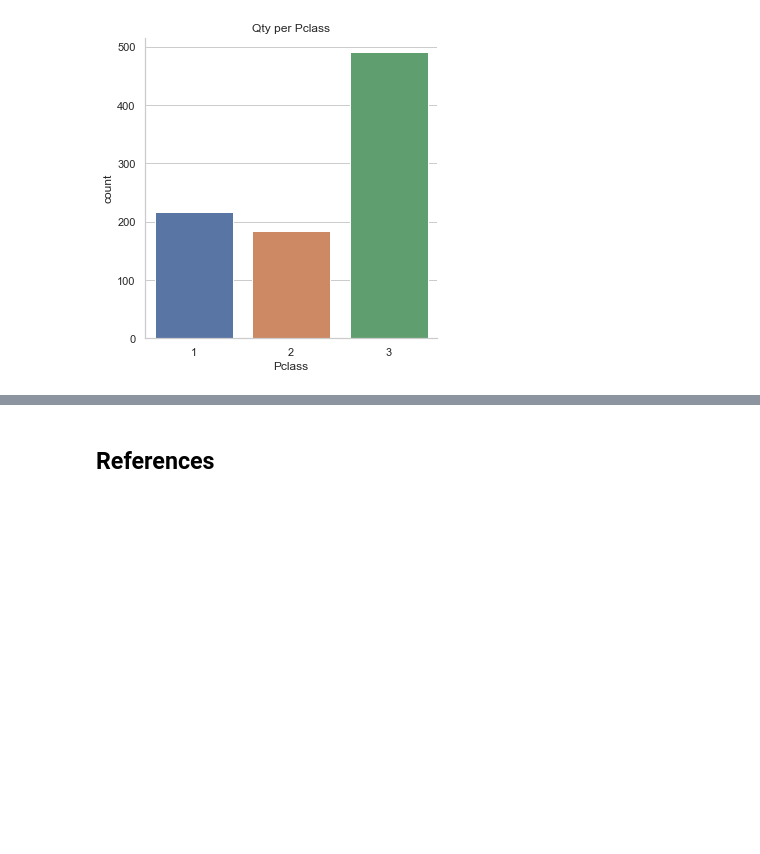
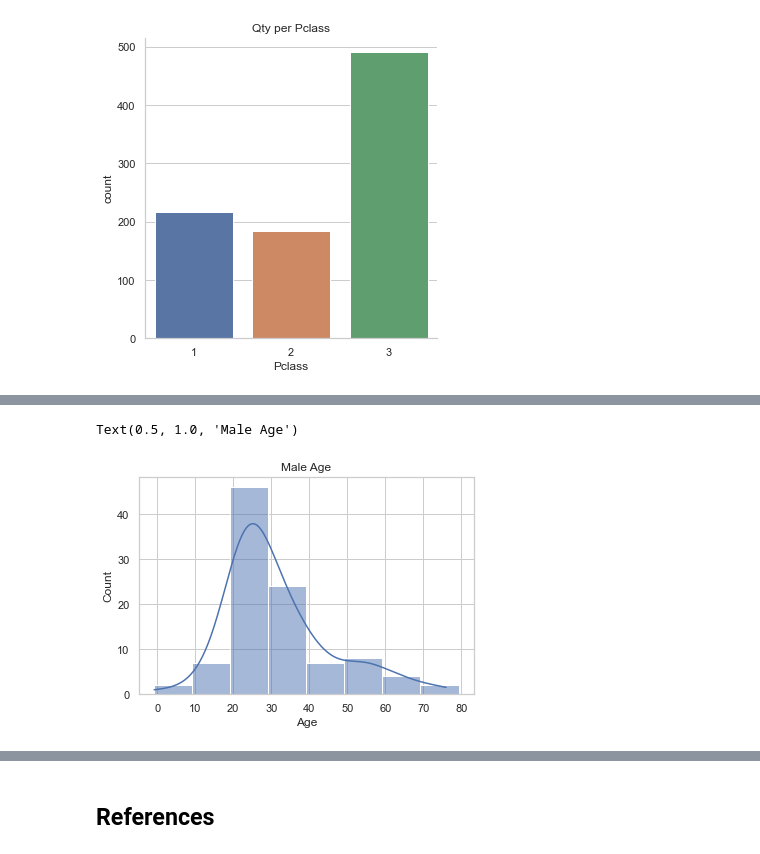
Before and after one commit to Ginafenn/Programming-for-Data-Analysis-Asignments, a Jupyter notebook: Project 1.ipynb, the cells around one changed output, grey strips where cells are left out. Saved outputs shown, nothing was run; the diff lists cells and outputs as text; code cells hidden in the pictures; blank space fills up the shorter version.

```diff
--- a/Project 1.ipynb
+++ b/Project 1.ipynb
@@ -249,0 +241,21 @@ plt.title("Male Age")
+# %%
+Male = df.loc [df ["Sex"] == "male"]
+Female = df.loc [df ["Sex"] == "female"]
+# %%
+Male = Male.drop(["Sex","SibSp"], axis = 1)
+# %%
+X= Male
+
+#  Using GridSearchCV to determine the best parameter for bandwidth
+bandwidth_params = {'bandwidth': np.arange(0.5,1,0.05)}
+grid_search = GridSearchCV(KernelDensity(), bandwidth_params)
+grid_search.fit(X)
+kde = grid_search.best_estimator_
+
+# Generate/sample 100 new rows from this dataset
+sd_male = kde.sample(100, random_state=rand_state)
+# %%
+df_sd_male = pd.DataFrame(sd_male, columns=["Survived","Pclass","Age","Fare"])
+#df_sd_male["Species"] = "Pclass"
+df_sd_male["Sex"] = "male"
+df_sd_male.head()
@@ -249,0 +269,7 @@ plt.title("Male Age")
+# %%
+#Plots age
+sns.histplot(df_sd_male['Age'], binwidth=10, kde= True)
+plt.title("Male Age")
+# %% [output]
+Text(0.5, 1.0, 'Male Age')
+[figure, added]
```
Also changed, not shown: parts of 23 cells of this notebook.
